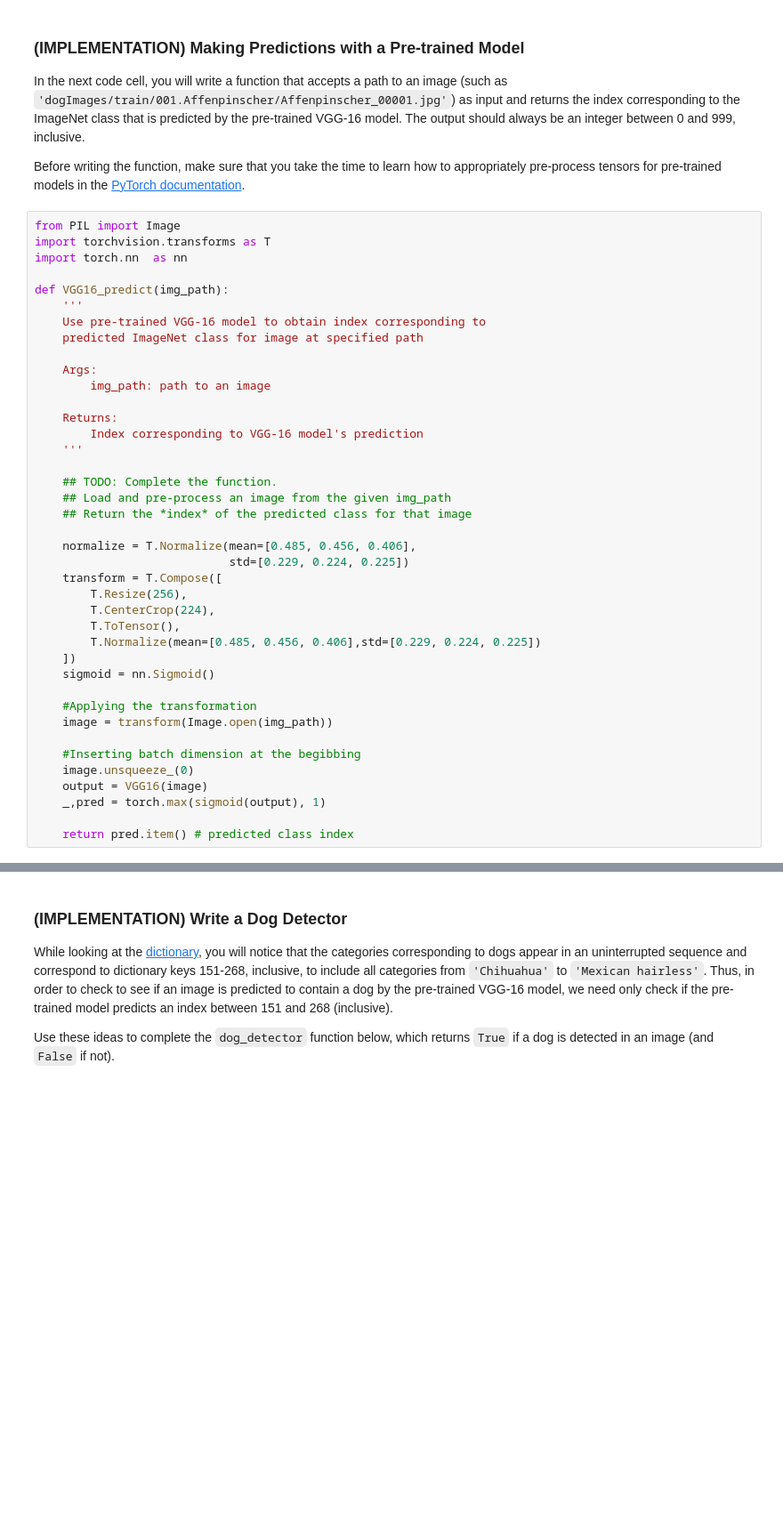
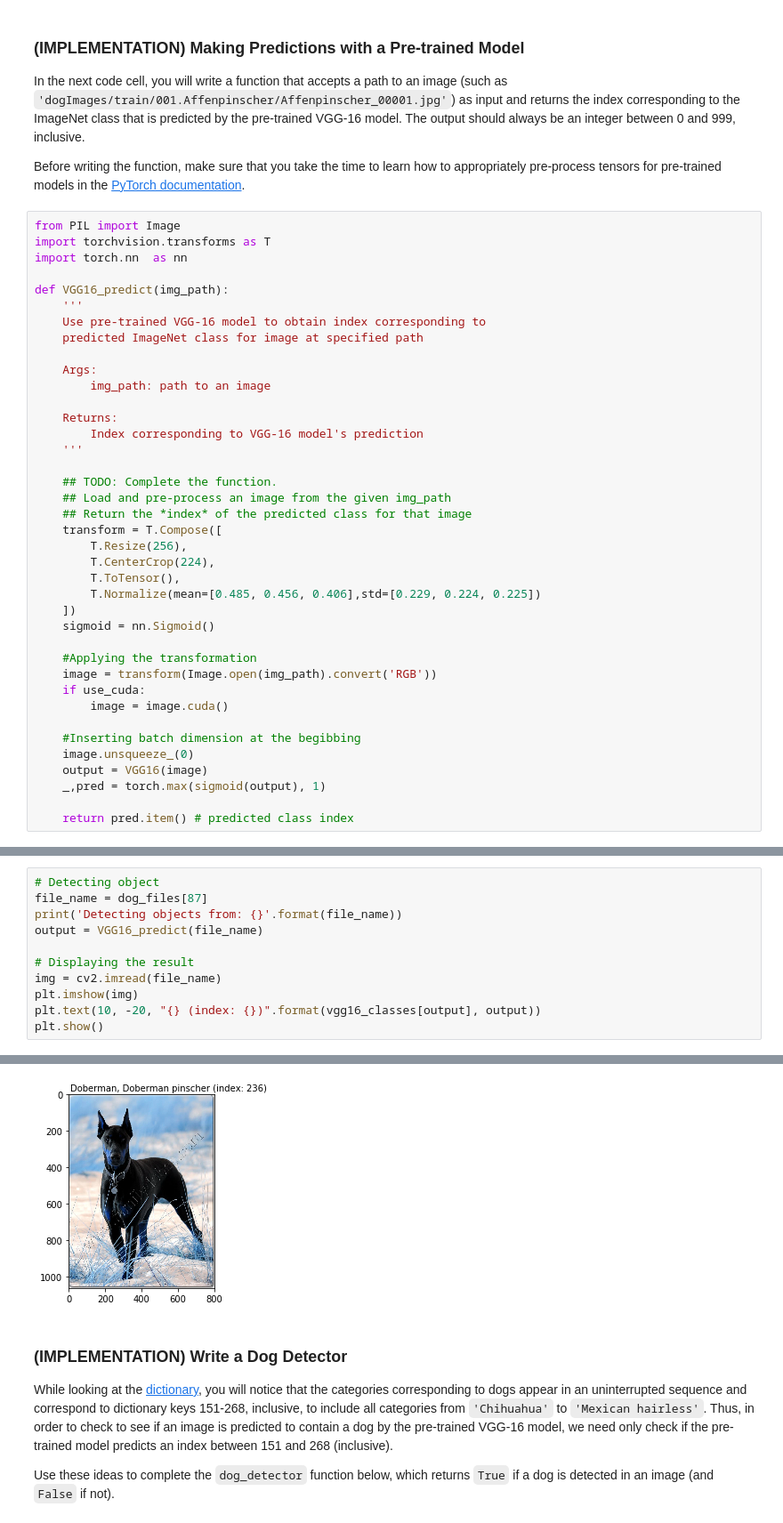
Before and after one commit to samiron/dog-breed-classifier, a Jupyter notebook: dog_app.ipynb, the cells around one changed output, grey strips where cells are left out. Shown at 89% size. Drawn from its saved outputs; the diff is of its cells as text; blank space fills up the shorter version.

```diff
--- a/dog_app.ipynb
+++ b/dog_app.ipynb
@@ -230,9 +224,6 @@ def VGG16_predict(img_path):
     ## TODO: Complete the function.
     ## Load and pre-process an image from the given img_path
     ## Return the *index* of the predicted class for that image
-
-    normalize = T.Normalize(mean=[0.485, 0.456, 0.406],
-                            std=[0.229, 0.224, 0.225])
     transform = T.Compose([
         T.Resize(256),
         T.CenterCrop(224),
@@ -242,7 +233,9 @@ def VGG16_predict(img_path):
     sigmoid = nn.Sigmoid()
 
     #Applying the transformation
-    image = transform(Image.open(img_path))
+    image = transform(Image.open(img_path).convert('RGB'))
+    if use_cuda:
+        image = image.cuda()
 
     #Inserting batch dimension at the begibbing
     image.unsqueeze_(0)
@@ -266,0 +246,12 @@ print(output)
+# %%
+# Detecting object
+file_name = dog_files[87]
+print('Detecting objects from: {}'.format(file_name))
+output = VGG16_predict(file_name)
+
+# Displaying the result
+img = cv2.imread(file_name)
+plt.imshow(img)
+plt.text(10, -20, "{} (index: {})".format(vgg16_classes[output], output))
+plt.show()
+# %% [output]
@@ -267,3 +259,4 @@ print(output)
+[figure, added]
 # %% [markdown]
 ### (IMPLEMENTATION) Write a Dog Detector
 
```
Also changed, not shown: parts of 42 cells of this notebook.
